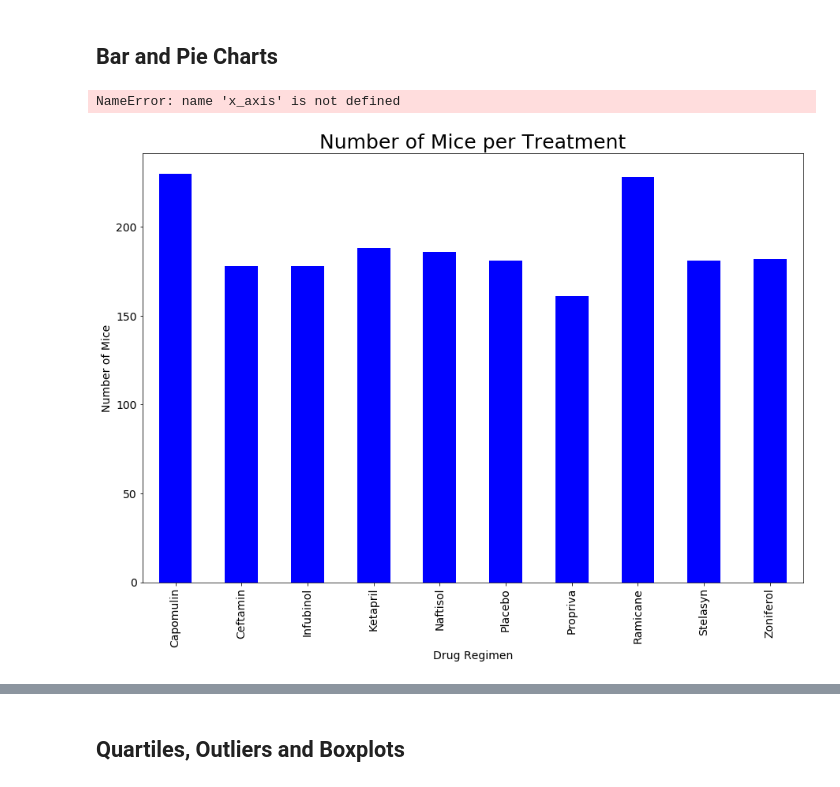
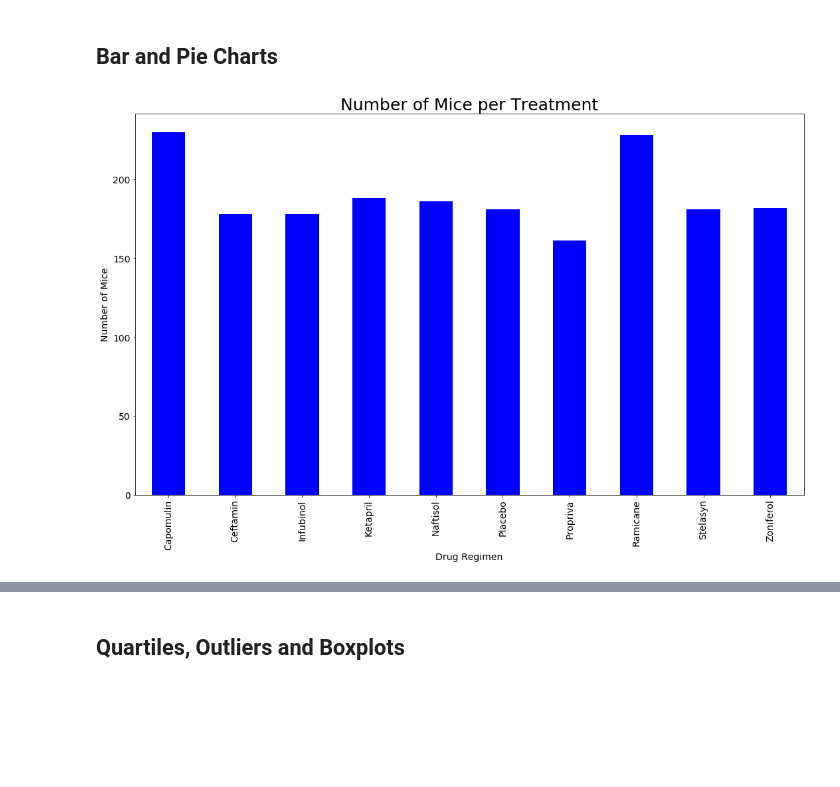
Before and after one commit to ermiasgelaye/Matplotlib-Challenge, a Jupyter notebook: Pymaceuticals/pymaceuticals_starter.ipynb, the cells around one changed output, grey strips where cells are left out. Cells and saved outputs as stored; diff of their text form; code cells hidden in the pictures; blank space fills up the shorter version.

```diff
--- a/Pymaceuticals/pymaceuticals_starter.ipynb
+++ b/Pymaceuticals/pymaceuticals_starter.ipynb
@@ -136,26 +136,23 @@ summary_stats_table_2
 # %%
 # Generate a bar plot showing the total number of mice for each treatment throughout the course of the study using pandas.
 
 count_mice_per_tret = Combined_data.groupby(["Drug Regimen"]).count()["Mouse ID"]
 
 
 plot_pandas = count_mice_per_tret.plot.bar(figsize=(15,10), color='b',fontsize = 14)
 count_mice_per_tret
 plt.xlabel("Drug Regimen",fontsize = 14)
 plt.ylabel("Number of Mice",fontsize = 14)
 plt.title("Number of Mice per Treatment",fontsize = 25)
 
-plt.xlim(-0.75, len(x_axis)-0.25)
 
-plt.ylim(0, max(mice_list)+10)
 
 
 plt.savefig("../Images/Pan_mice_per_treat.png", bbox_inches = "tight")
 plt.tight_layout()
 plt.show()
 # %% [output]
-NameError: name 'x_axis' is not defined
-[figure, old version]
+[figure, new version]
 # %%
 # Generate a bar plot showing the total number of mice for each treatment throughout the course of the study using pyplot.
 
```
Also changed, not shown: parts of 20 cells of this notebook, 2 other files.
